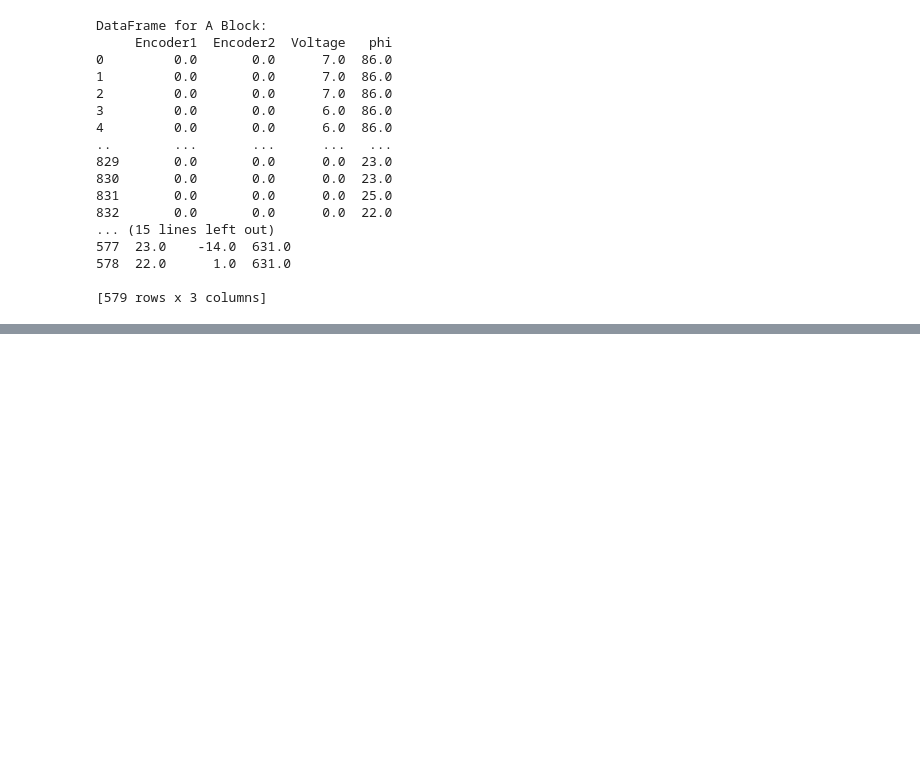
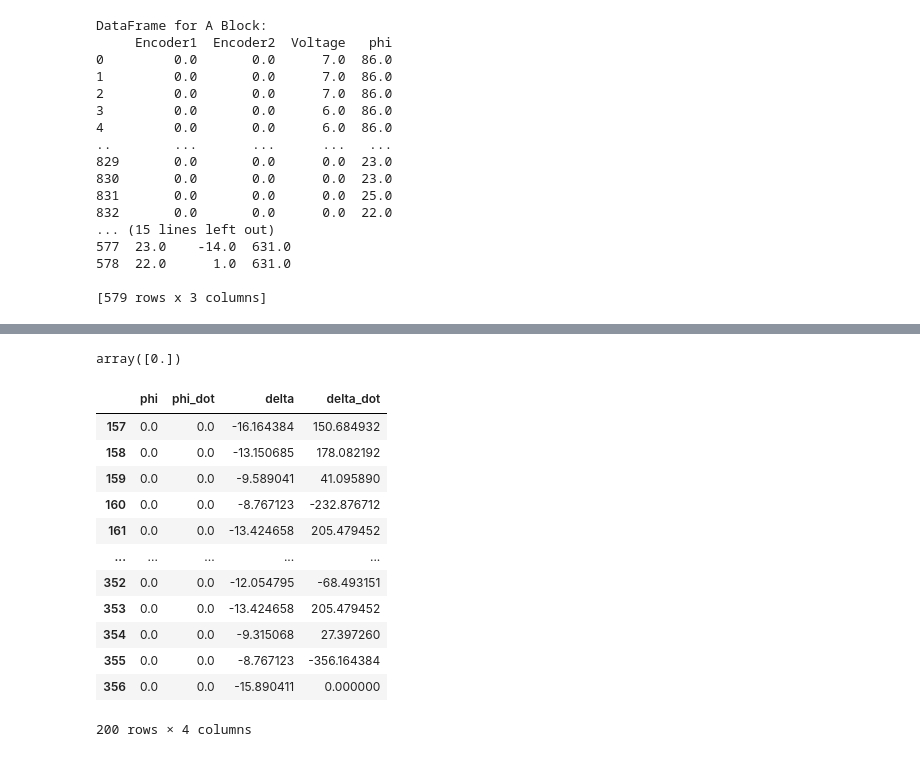
Before and after one commit to HadiElnemr/MiniBike-Control, a Jupyter notebook: MiniBike/Bike_codes_and_docs/collected_data/process raw data.ipynb, the cells around one changed output, grey strips where cells are left out. Drawn from its saved outputs; the diff is of its cells as text; code cells hidden in the pictures; blank space fills up the shorter version.

```diff
--- a/MiniBike/Bike_codes_and_docs/collected_data/process raw data.ipynb
+++ b/MiniBike/Bike_codes_and_docs/collected_data/process raw data.ipynb
@@ -242,0 +176,34 @@ df_b
+# %%
+# Compute phi dot
+Ts = 0.020
+clean_states['phi_dot'] = clean_states['phi'].diff()
+clean_states['phi_dot'] = clean_states['phi_dot'].fillna(0)
+clean_states['phi_dot'] = clean_states['phi_dot'].shift(-1)
+clean_states['phi_dot'] = clean_states['phi_dot'].fillna(0) / Ts
+clean_states['phi_dot'].unique()
+# %% [output]
+array([0.])
+# %%
+# Compute delta dot for u_g
+Ts = 0.020
+clean_states['delta_dot'] = clean_states['delta'].diff()
+clean_states['delta_dot'] = clean_states['delta_dot'].fillna(0)
+clean_states['delta_dot'] = clean_states['delta_dot'].shift(-1)
+clean_states['delta_dot'] = clean_states['delta_dot'].fillna(0) / Ts
+matlab_inputs_u_g = clean_states['delta_dot']
+matlab_inputs_u_g = clean_states['delta']
+clean_states
+# %% [output]
+|  | phi | phi_dot | delta | delta_dot |
+| 157 | 0.0 | 0.0 | -16.164384 | 150.684932 |
+| 158 | 0.0 | 0.0 | -13.150685 | 178.082192 |
+| 159 | 0.0 | 0.0 | -9.589041 | 41.095890 |
+| 160 | 0.0 | 0.0 | -8.767123 | -232.876712 |
+| 161 | 0.0 | 0.0 | -13.424658 | 205.479452 |
+| ... | ... | ... | ... | ... |
+| 352 | 0.0 | 0.0 | -12.054795 | -68.493151 |
+| 353 | 0.0 | 0.0 | -13.424658 | 205.479452 |
+| 354 | 0.0 | 0.0 | -9.315068 | 27.397260 |
+| 355 | 0.0 | 0.0 | -8.767123 | -356.164384 |
+| 356 | 0.0 | 0.0 | -15.890411 | 0.000000 |
+200 rows × 4 columns
```
Also changed, not shown: parts of 15 cells of this notebook, 1 other file.
